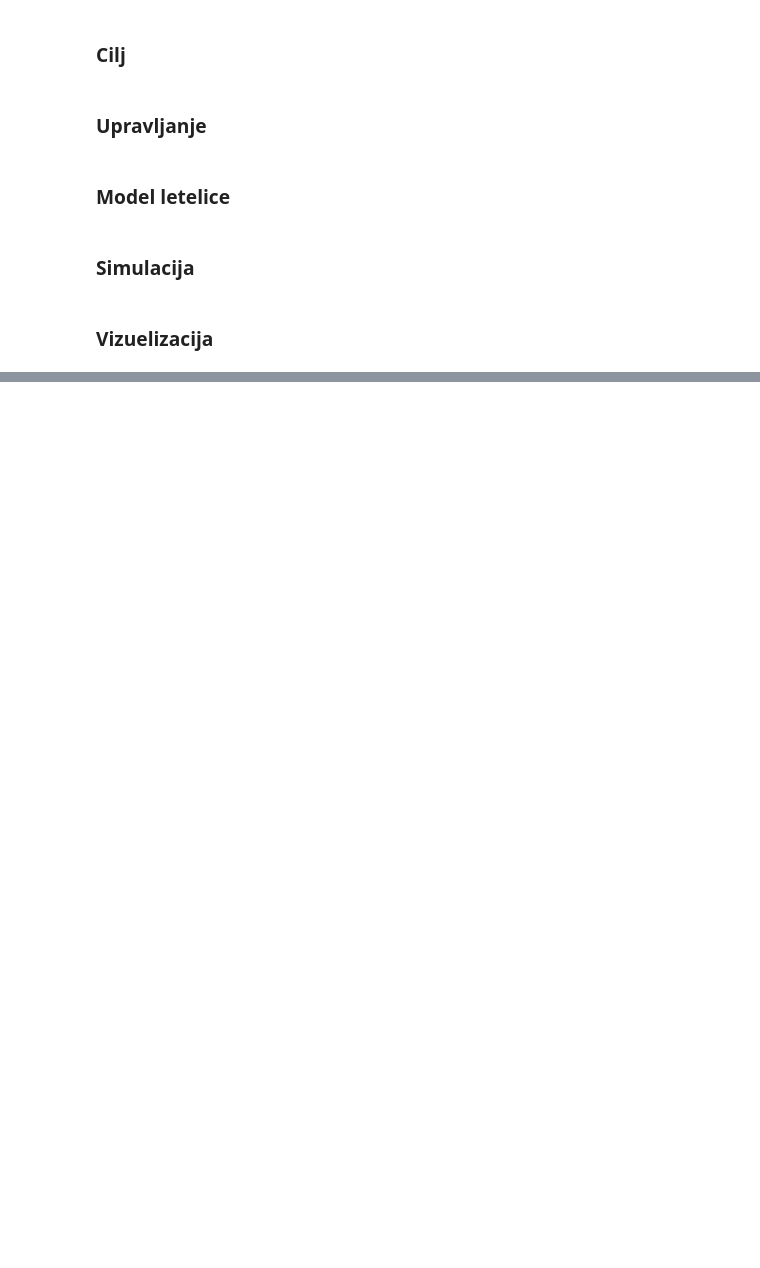
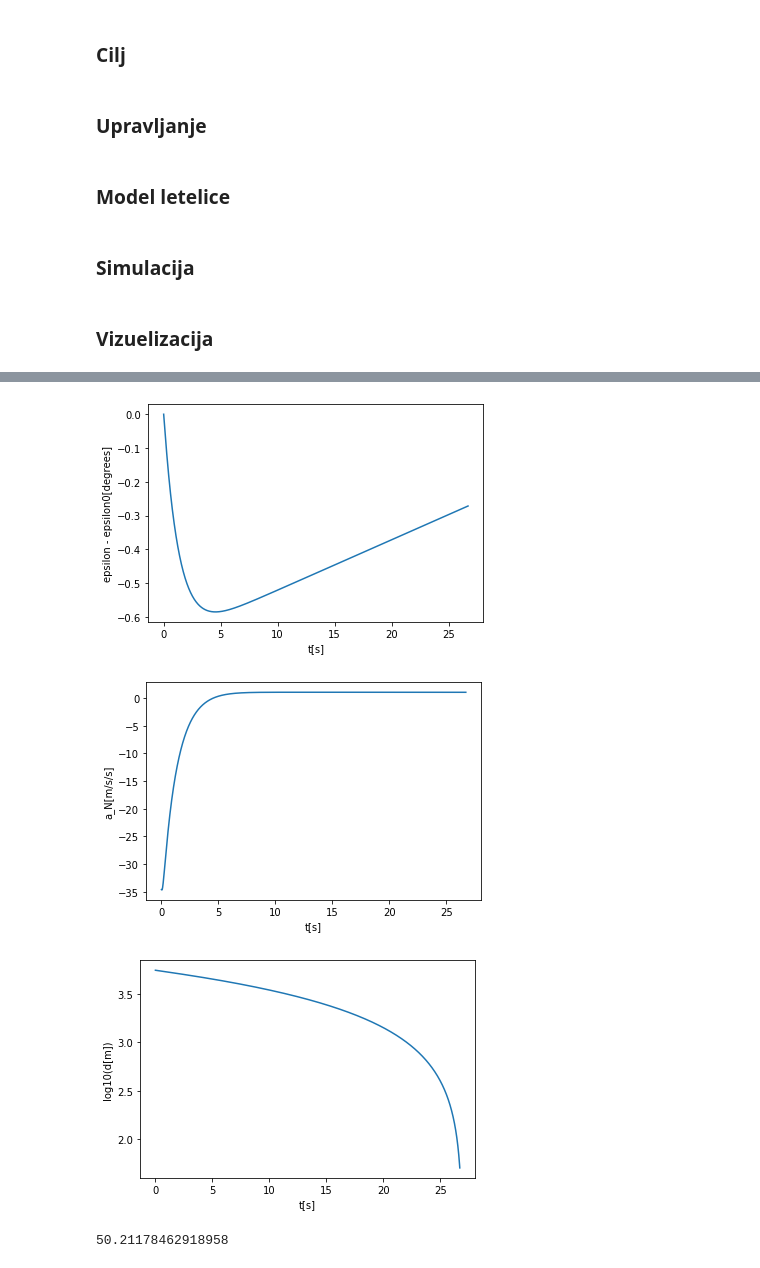
Before and after one commit to djokjulapfe/avo, a Jupyter notebook: main.ipynb, the cells around one changed output, grey strips where cells are left out. Saved outputs shown, nothing was run; the diff lists cells and outputs as text; code cells hidden in the pictures; blank space fills up the shorter version.

```diff
--- a/main.ipynb
+++ b/main.ipynb
@@ -189,0 +389,21 @@ plt.show()
+# %%
+target_x, target_y, target_vx, target_vy = create_target(0)
+e0 = np.arctan2(target_y, target_x)
+
+def controlled_plane(t, state):
+    x, y, vx, vy, p0, p1, p2 = state
+    p = np.array([[p0], [p1], [p2]])
+
+    acc_normal = control(state, create_target(t), e0)
+    p_prime = O.A.dot(p) + O.B.dot(acc_normal)
+    acc_hat = O.C.dot(p) + O.D.dot(acc_normal)
+
+    acc_angle = np.arctan2(vy, vx) + np.pi / 2
+    acc = {
+        'x': acc_hat * np.cos(acc_angle),
+        'y': acc_hat * np.sin(acc_angle)
+    }
+
+    return np.array([
+        vx, vy, acc['x'], acc['y'], p_prime[0], p_prime[1], p_prime[2]
+    ])
@@ -189,0 +497,27 @@ plt.show()
+# %%
+plt.plot(t, (e - e0) / np.pi * 180)
+plt.xlabel('t[s]')
+plt.ylabel('epsilon - epsilon0[degrees]')
+plt.show()
+
+control_t = np.zeros((t.shape))
+for i, time in enumerate(t):
+    control_t[i] = control(solution.y[:, i], create_target(time), e0)
+
+# plt.plot(t, control(solution.y, target.T, e0))
+plt.plot(t, control_t)
+plt.xlabel('t[s]')
+plt.ylabel('a_N[m/s/s]')
+plt.show()
+
+plt.plot(t, np.log10(dist))
+plt.xlabel('t[s]')
+plt.ylabel('log10(d[m])')
+plt.show()
+
+print(dist[-1])
+# %% [output]
+[figure, added]
+[figure, added]
+[figure, added]
+50.21178462918958
```
Also changed, not shown: parts of 25 cells of this notebook.
